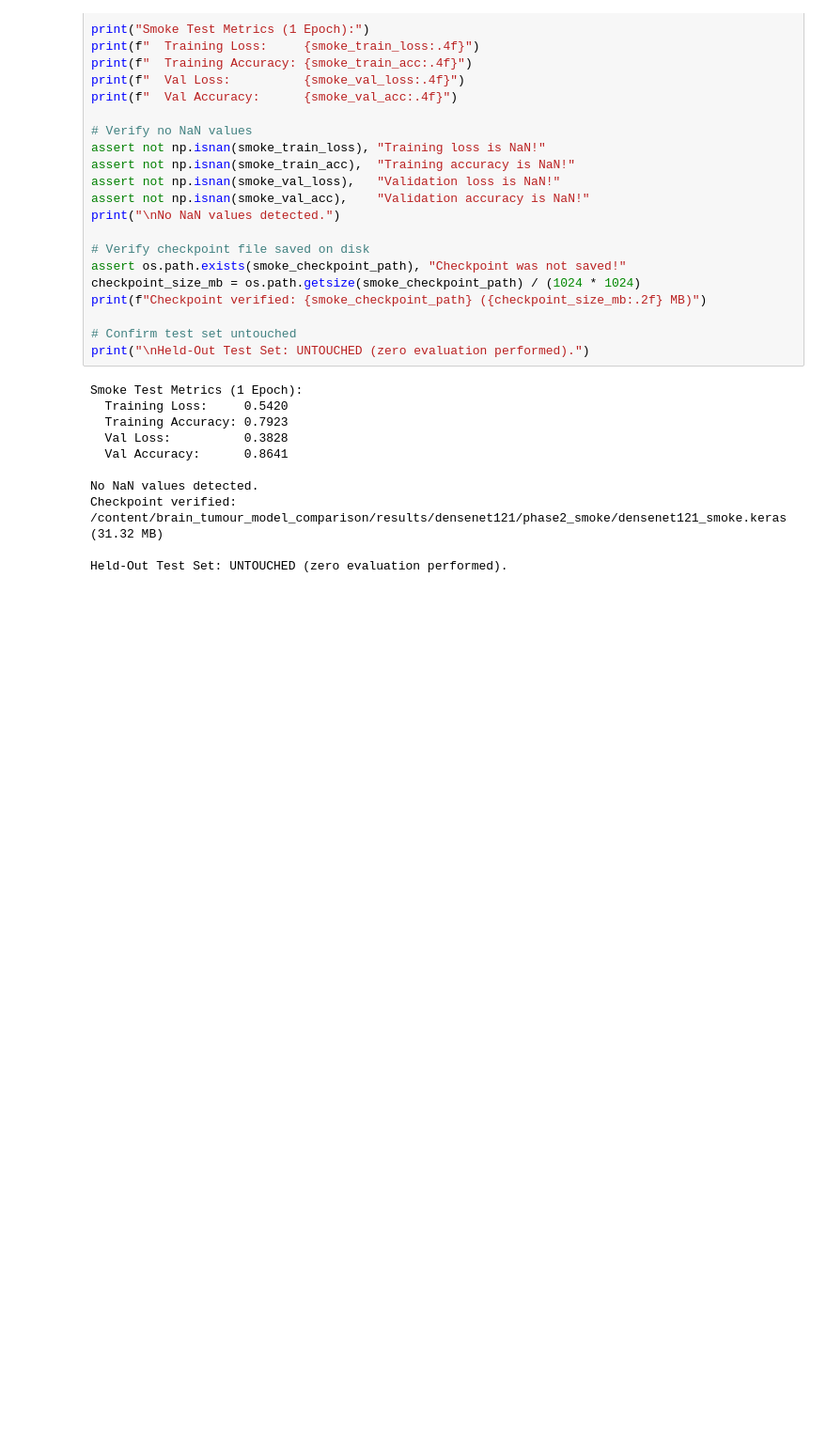
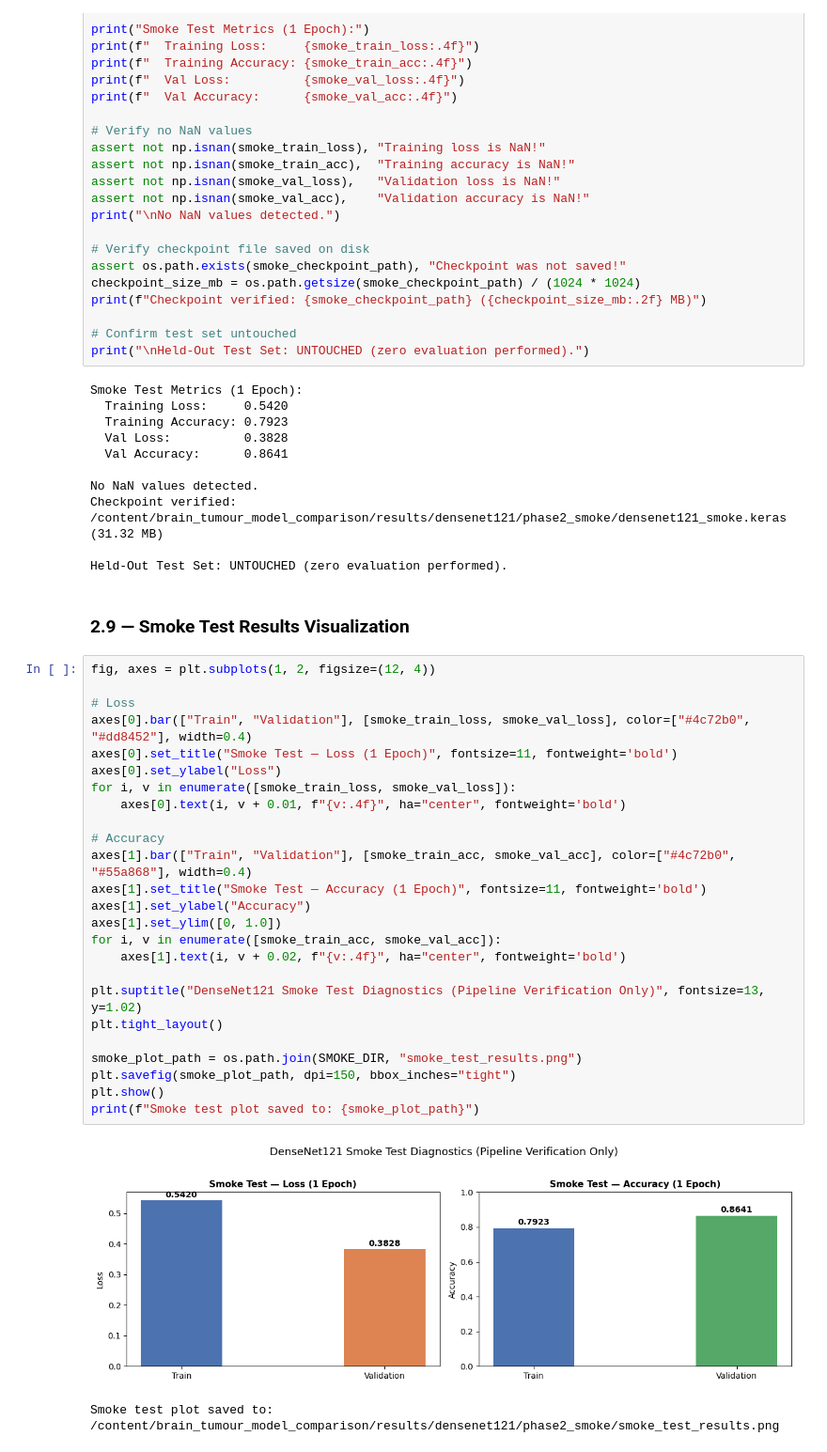
Before and after one commit to Janith303/Brain-Tumor-classification-model, a Jupyter notebook: notebooks/04_densenet121.ipynb, the cells around one changed output. Shown at 94% size. Cells and saved outputs as stored; diff of their text form; blank space fills up the shorter version.

Commit message:
Smoke Test Results Visualization

```diff
--- a/notebooks/04_densenet121.ipynb
+++ b/notebooks/04_densenet121.ipynb
@@ -1043,3 +1043,33 @@ No NaN values detected.
 Checkpoint verified: /content/brain_tumour_model_comparison/results/densenet121/phase2_smoke/densenet121_smoke.keras (31.32 MB)
 
 Held-Out Test Set: UNTOUCHED (zero evaluation performed).
+# %% [markdown]
+### 2.9 — Smoke Test Results Visualization
+# %%
+fig, axes = plt.subplots(1, 2, figsize=(12, 4))
+
+# Loss
+axes[0].bar(["Train", "Validation"], [smoke_train_loss, smoke_val_loss], color=["#4c72b0", "#dd8452"], width=0.4)
+axes[0].set_title("Smoke Test — Loss (1 Epoch)", fontsize=11, fontweight='bold')
+axes[0].set_ylabel("Loss")
+for i, v in enumerate([smoke_train_loss, smoke_val_loss]):
+    axes[0].text(i, v + 0.01, f"{v:.4f}", ha="center", fontweight='bold')
+
+# Accuracy
+axes[1].bar(["Train", "Validation"], [smoke_train_acc, smoke_val_acc], color=["#4c72b0", "#55a868"], width=0.4)
+axes[1].set_title("Smoke Test — Accuracy (1 Epoch)", fontsize=11, fontweight='bold')
+axes[1].set_ylabel("Accuracy")
+axes[1].set_ylim([0, 1.0])
+for i, v in enumerate([smoke_train_acc, smoke_val_acc]):
+    axes[1].text(i, v + 0.02, f"{v:.4f}", ha="center", fontweight='bold')
+
+plt.suptitle("DenseNet121 Smoke Test Diagnostics (Pipeline Verification Only)", fontsize=13, y=1.02)
+plt.tight_layout()
+
+smoke_plot_path = os.path.join(SMOKE_DIR, "smoke_test_results.png")
+plt.savefig(smoke_plot_path, dpi=150, bbox_inches="tight")
+plt.show()
+print(f"Smoke test plot saved to: {smoke_plot_path}")
+# %% [output]
+[figure, added]
+Smoke test plot saved to: /content/brain_tumour_model_comparison/results/densenet121/phase2_smoke/smoke_test_results.png
```
